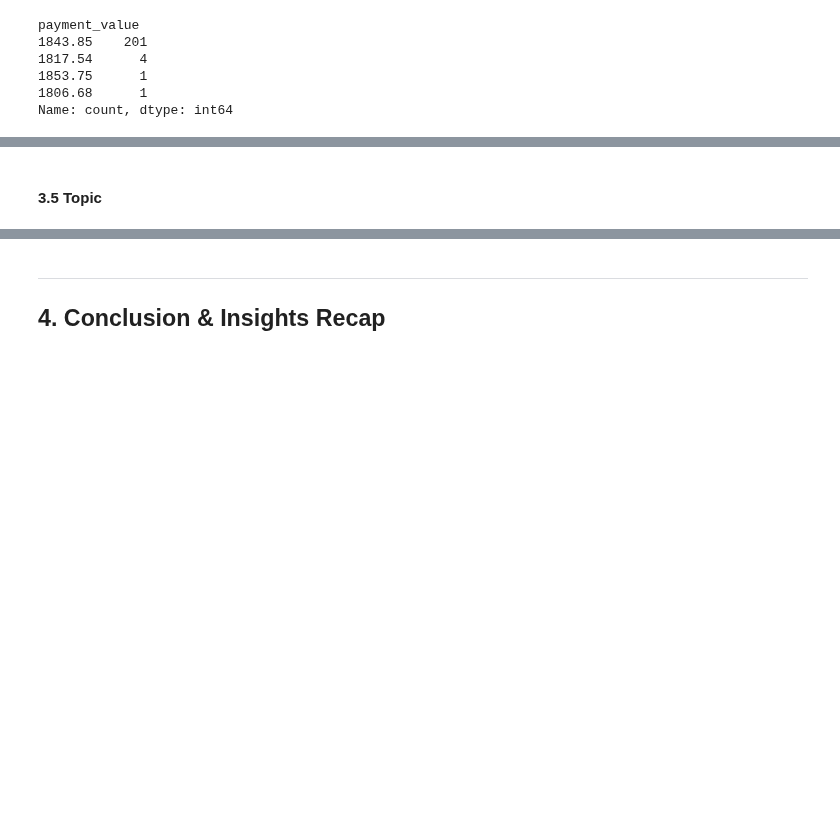
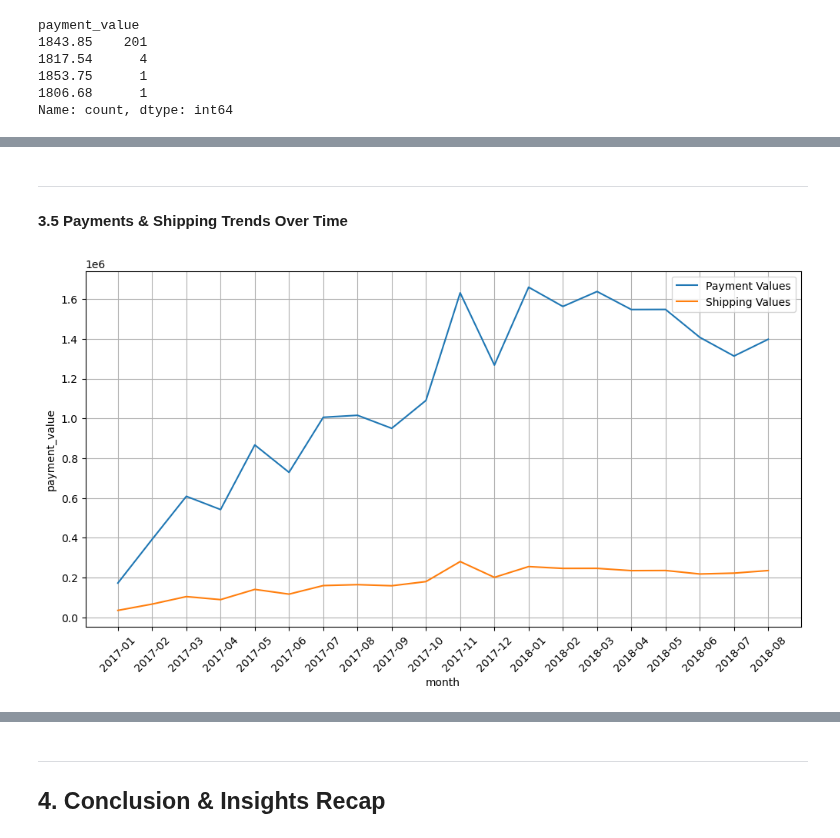
Before and after one commit to JatinY459/ecommerce-data-analysis, a Jupyter notebook: notebooks/05_EDA_payments_shipping.ipynb, the cells around one changed output, grey strips where cells are left out. Saved outputs shown, nothing was run; the diff lists cells and outputs as text; code cells hidden in the pictures; blank space fills up the shorter version.

Commit message:
added payments & shipping over time + shipping-price ratio analysis in 04_eda

```diff
--- a/notebooks/05_EDA_payments_shipping.ipynb
+++ b/notebooks/05_EDA_payments_shipping.ipynb
@@ -295,2 +298,20 @@ Name: count, dtype: int64
 # %% [markdown]
-#### **3.5 Topic** <a id="topic-3-1"></a>
+---
+#### **3.5 Payments & Shipping Trends Over Time** <a id="topic-3-5"></a>
+# %%
+payments_and_dates = payments.merge(orders[['order_id', 'order_purchase_timestamp']], on='order_id')
+payments_and_dates['month'] = payments_and_dates['order_purchase_timestamp'].dt.to_period('M').astype(str)
+monthly_payments = payments_and_dates.groupby('month')['payment_value'].sum().reset_index()
+
+items_and_dates = order_items.merge(orders[['order_id', 'order_purchase_timestamp']], on='order_id')
+items_and_dates['month'] = items_and_dates['order_purchase_timestamp'].dt.to_period('M').astype(str)
+monthly_shipping_charges = items_and_dates.groupby('month')['shipping_charges'].sum().reset_index()
+
+plt.figure(figsize=(12,6))
+sns.lineplot(data=monthly_payments, x='month', y='payment_value', label='Payment Values')
+sns.lineplot(data=monthly_shipping_charges, x='month', y='shipping_charges', label='Shipping Values')
+plt.xticks(rotation=45)
+plt.grid()
+plt.show()
+# %% [output]
+[figure, added]
```
Also changed, not shown: parts of 9 cells of this notebook.
